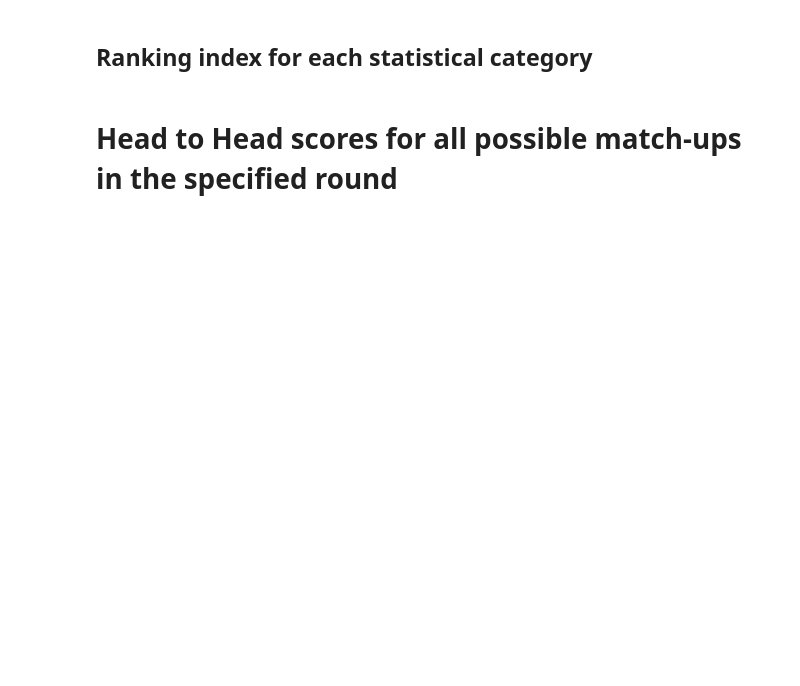
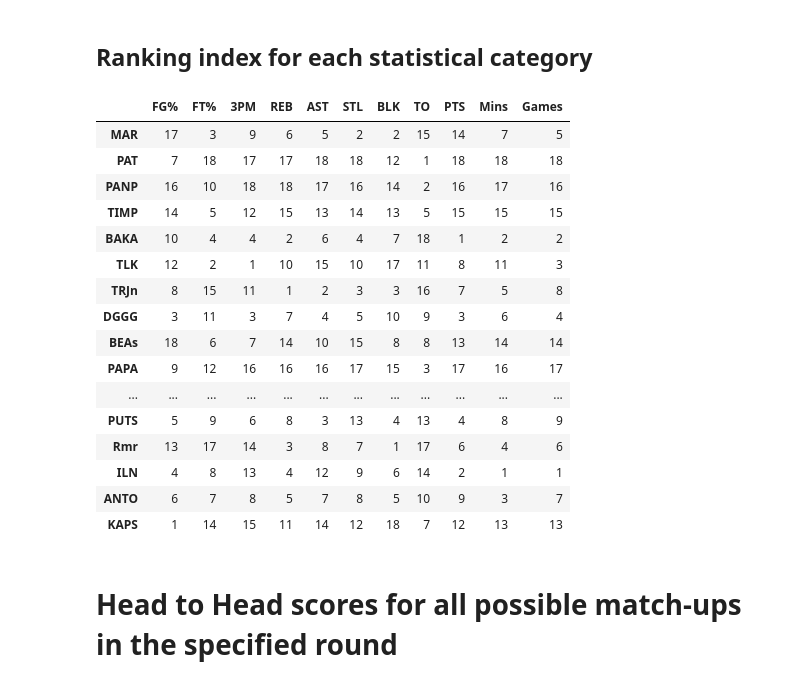
Before and after one commit to giasemidis/espn-nba-fantasy, a Jupyter notebook: notebooks/post_round_analysis.ipynb, the cells around one changed output. Cells and saved outputs as stored; diff of their text form; code cells hidden in the pictures; blank space fills up the shorter version.

```diff
--- a/notebooks/post_round_analysis.ipynb
+++ b/notebooks/post_round_analysis.ipynb
@@ -54,2 +55,22 @@ stats_ranking_latest_round.rename(index=espn_api.team_abbr_name_dict)
+# %%
+espn_api.compute_stats_ranking_of_round()
+# %% [output]
+|  | FG% | FT% | 3PM | REB | AST | STL | BLK | TO | PTS | Mins | Games |
+| MAR | 17 | 3 | 9 | 6 | 5 | 2 | 2 | 15 | 14 | 7 | 5 |
+| PAT | 7 | 18 | 17 | 17 | 18 | 18 | 12 | 1 | 18 | 18 | 18 |
+| PANP | 16 | 10 | 18 | 18 | 17 | 16 | 14 | 2 | 16 | 17 | 16 |
+| TIMP | 14 | 5 | 12 | 15 | 13 | 14 | 13 | 5 | 15 | 15 | 15 |
+| BAKA | 10 | 4 | 4 | 2 | 6 | 4 | 7 | 18 | 1 | 2 | 2 |
+| TLK | 12 | 2 | 1 | 10 | 15 | 10 | 17 | 11 | 8 | 11 | 3 |
+| TRJn | 8 | 15 | 11 | 1 | 2 | 3 | 3 | 16 | 7 | 5 | 8 |
+| DGGG | 3 | 11 | 3 | 7 | 4 | 5 | 10 | 9 | 3 | 6 | 4 |
+| BEAs | 18 | 6 | 7 | 14 | 10 | 15 | 8 | 8 | 13 | 14 | 14 |
+| PAPA | 9 | 12 | 16 | 16 | 16 | 17 | 15 | 3 | 17 | 16 | 17 |
+| ... | ... | ... | ... | ... | ... | ... | ... | ... | ... | ... | ... |
+| PUTS | 5 | 9 | 6 | 8 | 3 | 13 | 4 | 13 | 4 | 8 | 9 |
+| Rmr | 13 | 17 | 14 | 3 | 8 | 7 | 1 | 17 | 6 | 4 | 6 |
+| ILN | 4 | 8 | 13 | 4 | 12 | 9 | 6 | 14 | 2 | 1 | 1 |
+| ANTO | 6 | 7 | 8 | 5 | 7 | 8 | 5 | 10 | 9 | 3 | 7 |
+| KAPS | 1 | 14 | 15 | 11 | 14 | 12 | 18 | 7 | 12 | 13 | 13 |
 # %% [markdown]
 # Head to Head scores for all possible match-ups in the specified round
```
Also changed, not shown: parts of 18 cells of this notebook, 4 other files.
